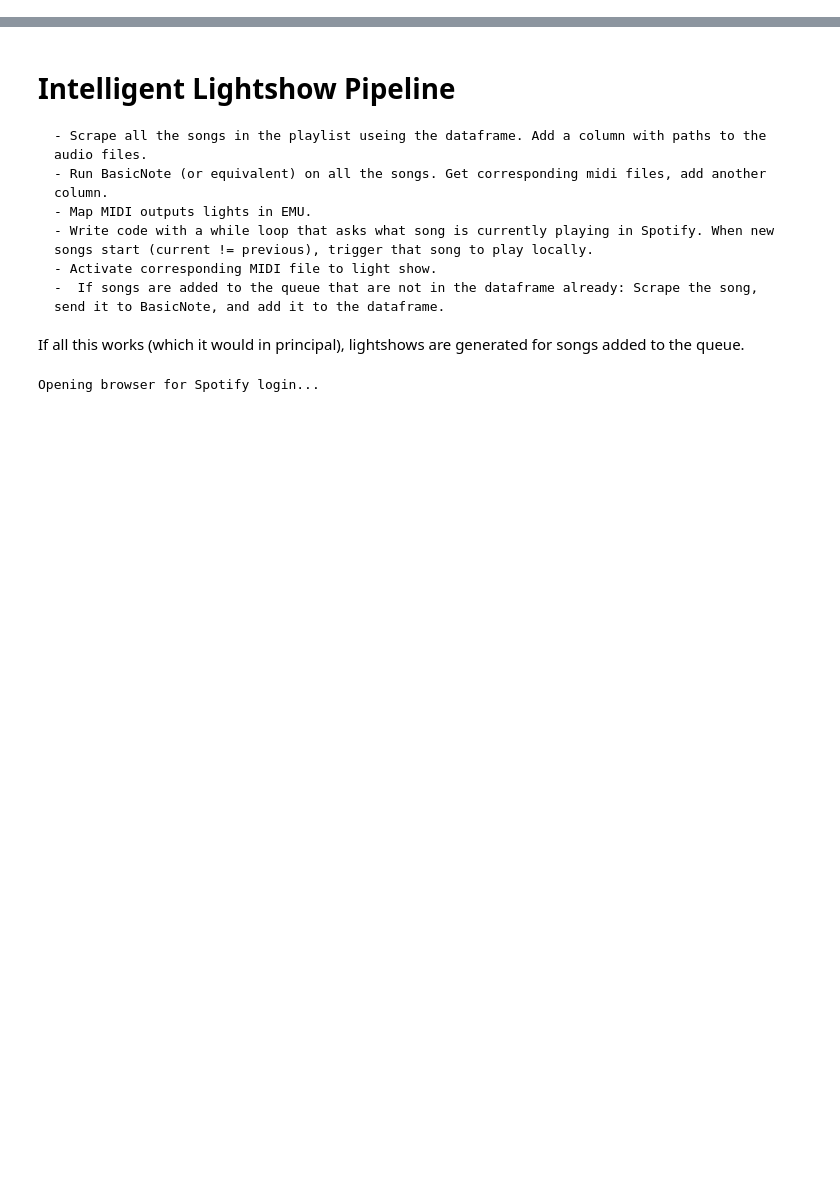
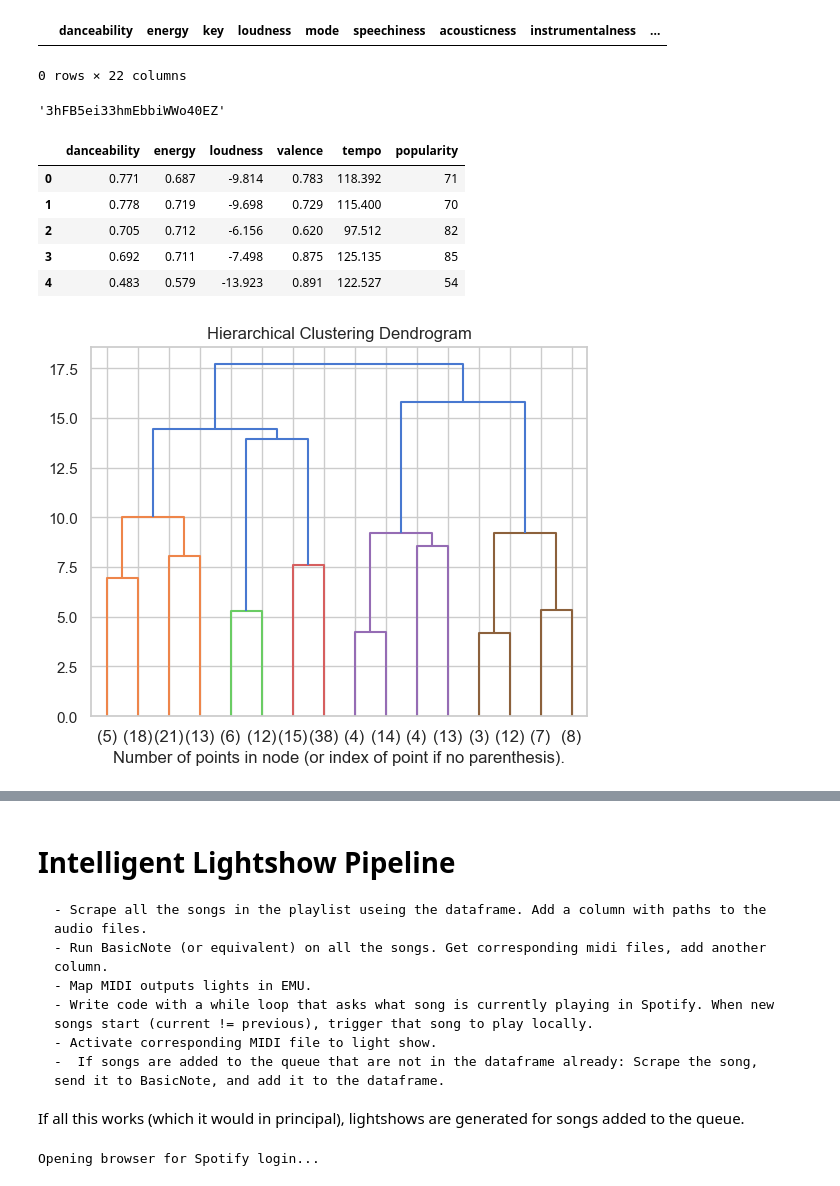
Before and after one commit to LandryBulls/PlaylistPulser, a Jupyter notebook: development.ipynb, the cells around one changed output, grey strips where cells are left out. Cells and saved outputs as stored; diff of their text form; code cells hidden in the pictures; blank space fills up the shorter version.

```diff
--- a/development.ipynb
+++ b/development.ipynb
@@ -235,4 +0,0 @@ The total length of the playlist is 6.849079166666667 hours
-# %%
-# download first 200 songs
-for track in tqdm(tracks['items']):
-    s.download(track['track']['external_urls']['spotify'])
@@ -305,0 +225,67 @@ plt.show()
+# %%
+display(new_tracks)
+# %% [output]
+|  | danceability | energy | key | loudness | mode | speechiness | acousticness | instrumentalness | ... |
+0 rows × 22 columns
+# %%
+current_song_id
+# %% [output]
+'3hFB5ei33hmEbbiWWo40EZ'
+# %%
+feature_list = ['danceability', 'energy', 'key', 'loudness', 'mode', 'speechiness', 'acousticness', 'instrumentalness', 'valence']
+feature_list_small = ['danceability', 'energy', 'loudness', 'valence', 'tempo', 'popularity']
+# %%
+# do agglomerative clustering on the features and plot the dendrogram
+def plot_dendrogram(model, **kwargs):
+    # Create linkage matrix and then plot the dendrogram
+
+    # create the counts of samples under each node
+    counts = np.zeros(model.children_.shape[0])
+    n_samples = len(model.labels_)
+    for i, merge in enumerate(model.children_):
+        current_count = 0
+        for child_idx in merge:
+            if child_idx < n_samples:
+                current_count += 1  # leaf node
+            else:
+                current_count += counts[child_idx - n_samples]
+        counts[i] = current_count
+
+    linkage_matrix = np.column_stack(
+        [model.children_, model.distances_, counts]
+    ).astype(float)
+
+    # Plot the corresponding dendrogram
+    dendrogram(linkage_matrix, **kwargs)
+
+
+# grab audio features of all the songs in the playlist, keep track of names and artists
+# then do agglomerative clustering on the features
+# then plot the dendrogram
+def plot_dendrogram_playlist(playlist_df):
+    X = playlist_df[feature_list_small]
+
+    display(X.head())
+    # setting distance_threshold=0 ensures we compute the full tree.
+    model = AgglomerativeClustering(distance_threshold=0, n_clusters=None)
+
+    # scale the features
+    scaler = StandardScaler()
+    X = scaler.fit_transform(X)
+
+    model = model.fit(X)
+    plt.title("Hierarchical Clustering Dendrogram")
+    # plot the top three levels of the dendrogram
+    plot_dendrogram(model, truncate_mode="level", p=3)
+    plt.xlabel("Number of points in node (or index of point if no parenthesis).")
+    plt.show()
+
+plot_dendrogram_playlist(elm_tracks)
+# %% [output]
+|  | danceability | energy | loudness | valence | tempo | popularity |
+| 0 | 0.771 | 0.687 | -9.814 | 0.783 | 118.392 | 71 |
+| 1 | 0.778 | 0.719 | -9.698 | 0.729 | 115.400 | 70 |
+| 2 | 0.705 | 0.712 | -6.156 | 0.620 | 97.512 | 82 |
+| 3 | 0.692 | 0.711 | -7.498 | 0.875 | 125.135 | 85 |
+| 4 | 0.483 | 0.579 | -13.923 | 0.891 | 122.527 | 54 |
+[figure, added]
```
Also changed, not shown: parts of 39 cells of this notebook, 3 other files.
